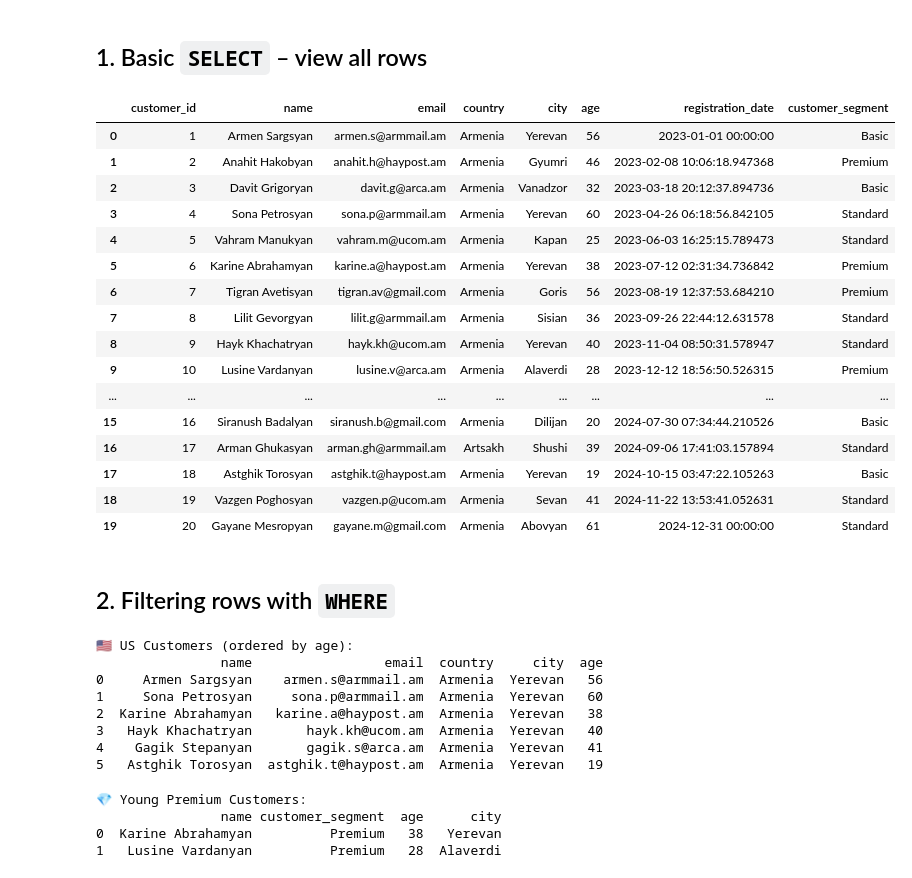
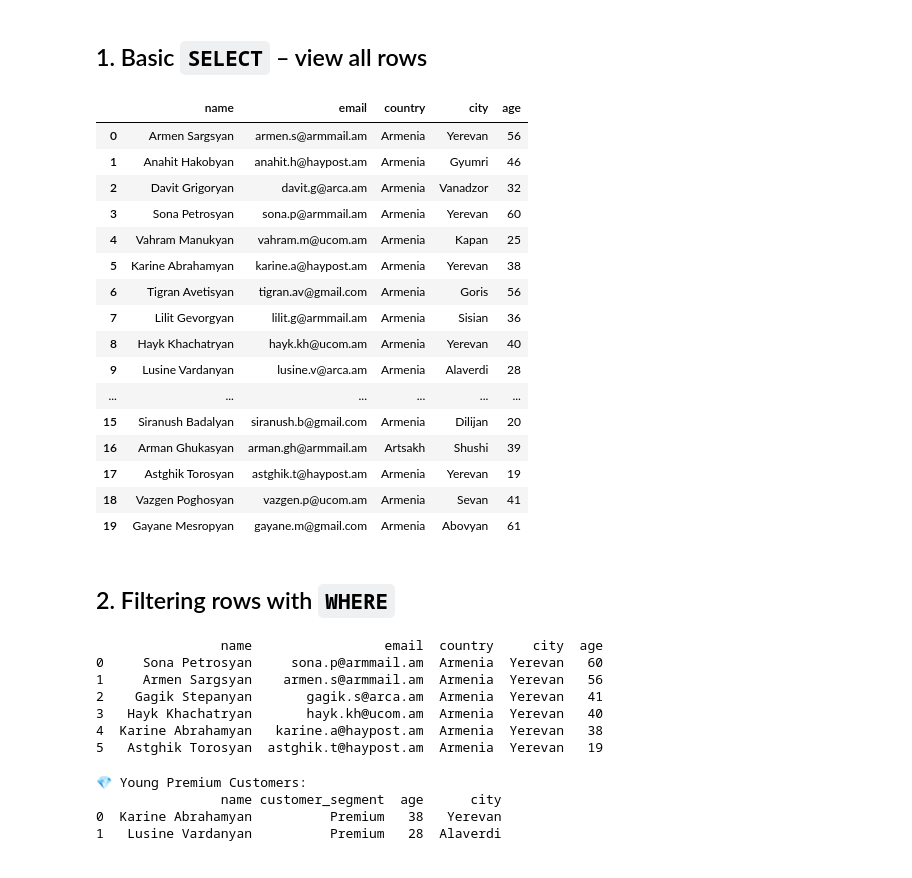
Before and after one commit to HaykTarkhanyan/python_math_ml_course, a Jupyter notebook: python_libs/12_dbs.ipynb, the cells around one changed output. Saved outputs shown, nothing was run; the diff lists cells and outputs as text; code cells hidden in the pictures.

```diff
--- a/python_libs/12_dbs.ipynb
+++ b/python_libs/12_dbs.ipynb
@@ -447,32 +447,32 @@ products.head()
 # %%
 # Basic SELECT query
 query = """
-SELECT *
-FROM customers;
+SELECT name, email, country, city, age
+FROM customers
 """
 
 # * - means select all
 
 all_customers = pd.read_sql_query(query, conn) # We just pass the conn, not the df
 all_customers
 # %% [output]
-|  | customer_id | name | email | country | city | age | registration_date | customer_segment |
-| 0 | 1 | Armen Sargsyan | armen.s@armmail.am | Armenia | Yerevan | 56 | 2023-01-01 00:00:00 | Basic |
-| 1 | 2 | Anahit Hakobyan | anahit.h@haypost.am | Armenia | Gyumri | 46 | 2023-02-08 10:06:18.947368 | Premium |
-| 2 | 3 | Davit Grigoryan | davit.g@arca.am | Armenia | Vanadzor | 32 | 2023-03-18 20:12:37.894736 | Basic |
-| 3 | 4 | Sona Petrosyan | sona.p@armmail.am | Armenia | Yerevan | 60 | 2023-04-26 06:18:56.842105 | Standard |
-| 4 | 5 | Vahram Manukyan | vahram.m@ucom.am | Armenia | Kapan | 25 | 2023-06-03 16:25:15.789473 | Standard |
-| 5 | 6 | Karine Abrahamyan | karine.a@haypost.am | Armenia | Yerevan | 38 | 2023-07-12 02:31:34.736842 | Premium |
-| 6 | 7 | Tigran Avetisyan | tigran.av@gmail.com | Armenia | Goris | 56 | 2023-08-19 12:37:53.684210 | Premium |
-| 7 | 8 | Lilit Gevorgyan | lilit.g@armmail.am | Armenia | Sisian | 36 | 2023-09-26 22:44:12.631578 | Standard |
-| 8 | 9 | Hayk Khachatryan | hayk.kh@ucom.am | Armenia | Yerevan | 40 | 2023-11-04 08:50:31.578947 | Standard |
-| 9 | 10 | Lusine Vardanyan | lusine.v@arca.am | Armenia | Alaverdi | 28 | 2023-12-12 18:56:50.526315 | Premium |
-| ... | ... | ... | ... | ... | ... | ... | ... | ... |
-| 15 | 16 | Siranush Badalyan | siranush.b@gmail.com | Armenia | Dilijan | 20 | 2024-07-30 07:34:44.210526 | Basic |
-| 16 | 17 | Arman Ghukasyan | arman.gh@armmail.am | Artsakh | Shushi | 39 | 2024-09-06 17:41:03.157894 | Standard |
-| 17 | 18 | Astghik Torosyan | astghik.t@haypost.am | Armenia | Yerevan | 19 | 2024-10-15 03:47:22.105263 | Basic |
-| 18 | 19 | Vazgen Poghosyan | vazgen.p@ucom.am | Armenia | Sevan | 41 | 2024-11-22 13:53:41.052631 | Standard |
-| 19 | 20 | Gayane Mesropyan | gayane.m@gmail.com | Armenia | Abovyan | 61 | 2024-12-31 00:00:00 | Standard |
+|  | name | email | country | city | age |
+| 0 | Armen Sargsyan | armen.s@armmail.am | Armenia | Yerevan | 56 |
+| 1 | Anahit Hakobyan | anahit.h@haypost.am | Armenia | Gyumri | 46 |
+| 2 | Davit Grigoryan | davit.g@arca.am | Armenia | Vanadzor | 32 |
+| 3 | Sona Petrosyan | sona.p@armmail.am | Armenia | Yerevan | 60 |
+| 4 | Vahram Manukyan | vahram.m@ucom.am | Armenia | Kapan | 25 |
+| 5 | Karine Abrahamyan | karine.a@haypost.am | Armenia | Yerevan | 38 |
+| 6 | Tigran Avetisyan | tigran.av@gmail.com | Armenia | Goris | 56 |
+| 7 | Lilit Gevorgyan | lilit.g@armmail.am | Armenia | Sisian | 36 |
+| 8 | Hayk Khachatryan | hayk.kh@ucom.am | Armenia | Yerevan | 40 |
+| 9 | Lusine Vardanyan | lusine.v@arca.am | Armenia | Alaverdi | 28 |
+| ... | ... | ... | ... | ... | ... |
+| 15 | Siranush Badalyan | siranush.b@gmail.com | Armenia | Dilijan | 20 |
+| 16 | Arman Ghukasyan | arman.gh@armmail.am | Artsakh | Shushi | 39 |
+| 17 | Astghik Torosyan | astghik.t@haypost.am | Armenia | Yerevan | 19 |
+| 18 | Vazgen Poghosyan | vazgen.p@ucom.am | Armenia | Sevan | 41 |
+| 19 | Gayane Mesropyan | gayane.m@gmail.com | Armenia | Abovyan | 61 |
 # %% [markdown]
 ## 2. Filtering rows with `WHERE`
 # %%
@@ -481,26 +481,24 @@ query_country = """
 SELECT name, email, country, city, age
 FROM customers
 WHERE city = 'Yerevan'
+ORDER BY age DESC
 """
 
-print("🇺🇸 US Customers (ordered by age):")
 result = pd.read_sql_query(query_country, conn)
 print(result)
 # ORDER BY age DESC;
-
 
 # print("\nPandas equivalent:")
 # pandas_result = customers.loc[customers['city'] == 'Yerevan',
 #                               ['name', 'email', 'country', 'city', 'age']]
 # print(pandas_result)
 # %% [output]
-🇺🇸 US Customers (ordered by age):
                 name                 email  country     city  age
-0     Armen Sargsyan    armen.s@armmail.am  Armenia  Yerevan   56
-1     Sona Petrosyan     sona.p@armmail.am  Armenia  Yerevan   60
-2  Karine Abrahamyan   karine.a@haypost.am  Armenia  Yerevan   38
+0     Sona Petrosyan     sona.p@armmail.am  Armenia  Yerevan   60
+1     Armen Sargsyan    armen.s@armmail.am  Armenia  Yerevan   56
+2    Gagik Stepanyan       gagik.s@arca.am  Armenia  Yerevan   41
 3   Hayk Khachatryan       hayk.kh@ucom.am  Armenia  Yerevan   40
-4    Gagik Stepanyan       gagik.s@arca.am  Armenia  Yerevan   41
+4  Karine Abrahamyan   karine.a@haypost.am  Armenia  Yerevan   38
 5   Astghik Torosyan  astghik.t@haypost.am  Armenia  Yerevan   19
 # %%
 # SQL with WHERE clause - Premium customers under 40
```
Also changed, not shown: parts of 14 cells of this notebook, 6 other files.
